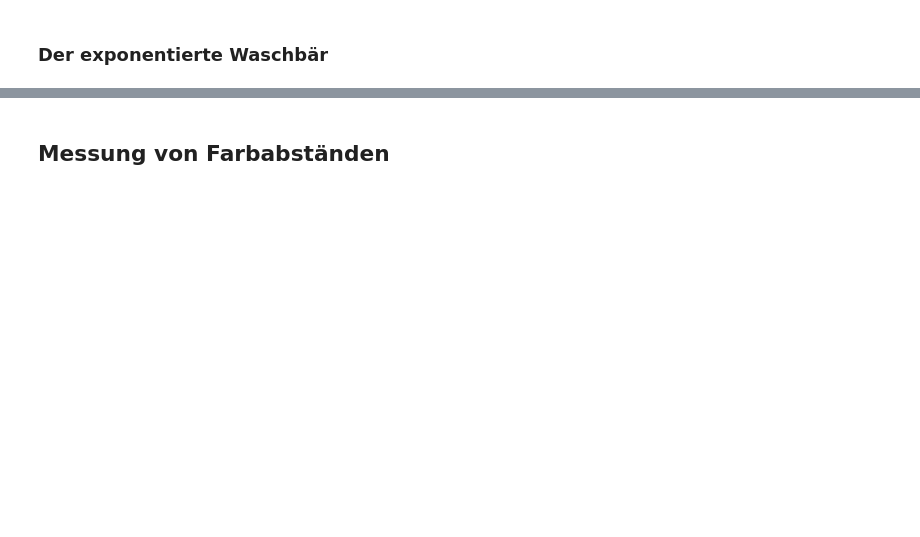
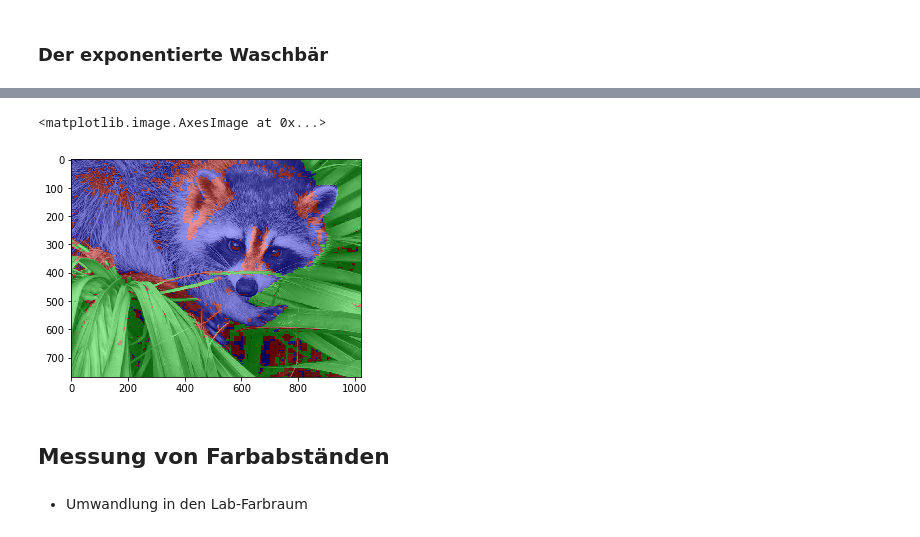
Before and after one commit to gertingold/lit2017, a Jupyter notebook: lit2017.ipynb, the cells around one changed output, grey strips where cells are left out. Drawn from its saved outputs; the diff is of its cells as text; code cells hidden in the pictures; blank space fills up the shorter version.

```diff
--- a/lit2017.ipynb
+++ b/lit2017.ipynb
@@ -285,7 +261,10 @@ plt.plot(cdf[1], cdf[0])
 # %%
-label = np.zeros(shape=face.shape[:2])
-label[np.logical_and(face[:, :, 1] > face[:, :, 0], face[:, :, 1] > face[:, :, 2])] = 1
-label[np.logical_and(face[:, :, 2] > face[:, :, 0], face[:, :, 2] > face[:, :, 1])] = 2
+label = np.zeros(shape=waschbär.shape[:2])
+label[np.logical_and(waschbär[:, :, 1] > waschbär[:, :, 0], waschbär[:, :, 1] > waschbär[:, :, 2])] = 1
+label[np.logical_and(waschbär[:, :, 2] > waschbär[:, :, 0], waschbär[:, :, 2] > waschbär[:, :, 1])] = 2
 colors = [(1, 0, 0), (0, 1, 0), (0, 0, 1)]
-rgb = color.colorlabel.label2rgb(label, image=face, colors=colors, alpha=0.35, image_alpha=1)
+rgb = color.colorlabel.label2rgb(label, image=waschbär, colors=colors, alpha=0.35, image_alpha=1)
 plt.imshow(rgb)
+# %% [output]
+<matplotlib.image.AxesImage at 0x...>
+[figure, added]
@@ -306,5 +271,7 @@ plt.imshow(filters.sobel(data.coins()), cmap=plt.cm.gray)
 # %% [markdown]
 ## Messung von Farbabständen
+# %% [markdown]
+* Umwandlung in den Lab-Farbraum
 # %%
 grün = color.colorconv.rgb2lab(np.array([0, 255, 0], dtype=np.uint8).reshape(1, 1, 3))
 # %%
```
Also changed, not shown: parts of 52 cells of this notebook.
